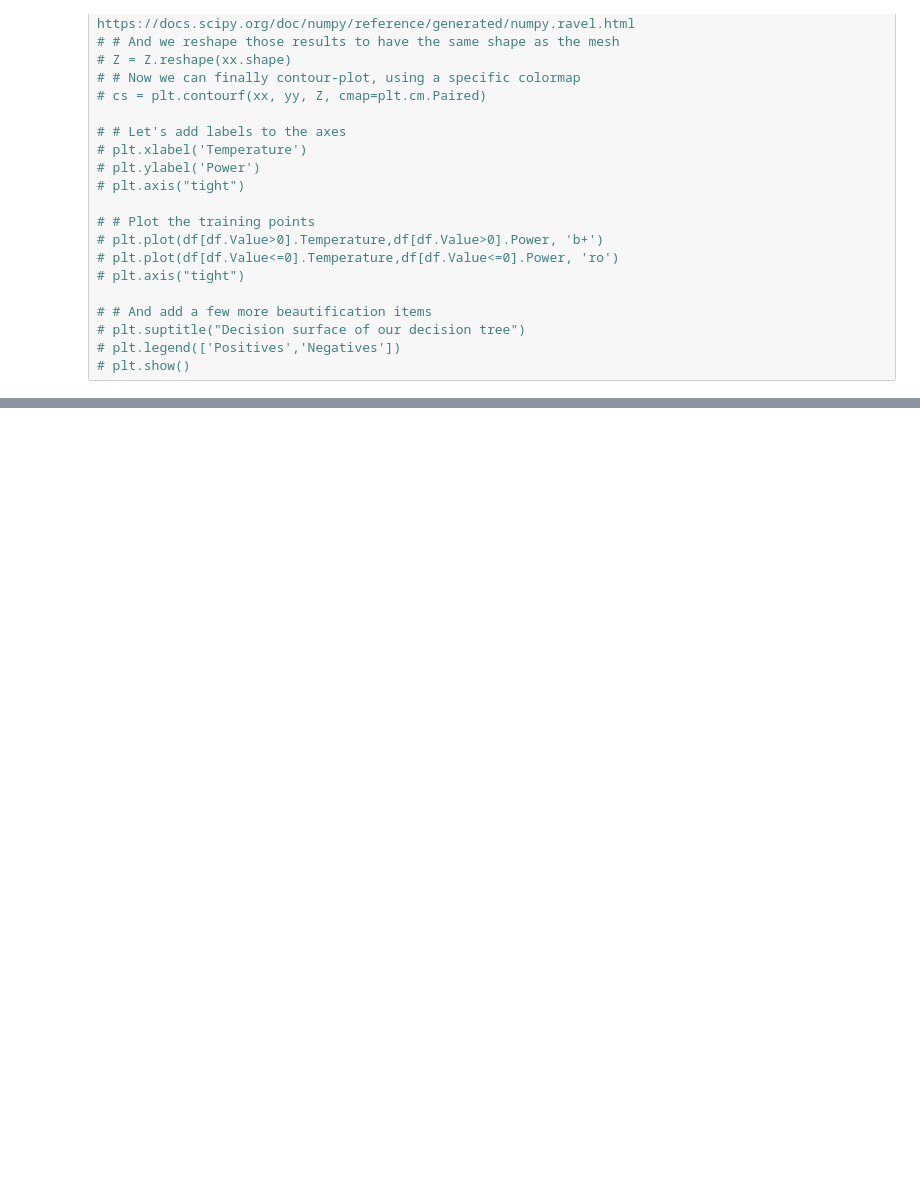
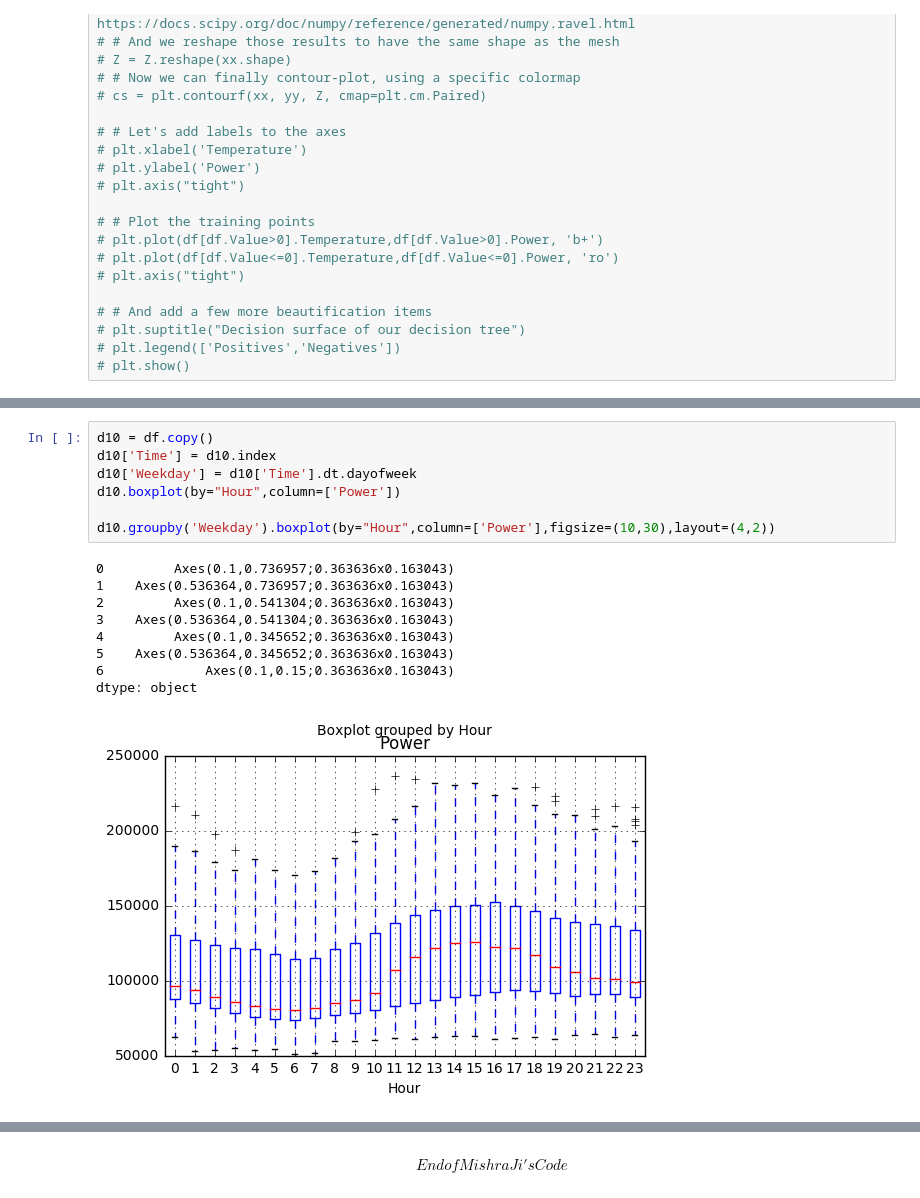
Before and after one commit to RaafeK/Project, a Jupyter notebook: Project_RSR.ipynb, the cells around one changed output, grey strips where cells are left out. Saved outputs shown, nothing was run; the diff lists cells and outputs as text; blank space fills up the shorter version.

```diff
--- a/Project_RSR.ipynb
+++ b/Project_RSR.ipynb
@@ -107,0 +145,17 @@ TypeError: predict() missing 1 required positional argument: 'X'
+# %%
+d10 = df.copy()
+d10['Time'] = d10.index
+d10['Weekday'] = d10['Time'].dt.dayofweek
+d10.boxplot(by="Hour",column=['Power'])
+
+d10.groupby('Weekday').boxplot(by="Hour",column=['Power'],figsize=(10,30),layout=(4,2))
+# %% [output]
+0         Axes(0.1,0.736957;0.363636x0.163043)
+1    Axes(0.536364,0.736957;0.363636x0.163043)
+2         Axes(0.1,0.541304;0.363636x0.163043)
+3    Axes(0.536364,0.541304;0.363636x0.163043)
+4         Axes(0.1,0.345652;0.363636x0.163043)
+5    Axes(0.536364,0.345652;0.363636x0.163043)
+6             Axes(0.1,0.15;0.363636x0.163043)
+dtype: object
+[figure, added]
@@ -107,0 +163,2 @@ TypeError: predict() missing 1 required positional argument: 'X'
+# %% [markdown]
+$$End of Mishra Ji's Code$$
```
Also changed, not shown: parts of 6 cells of this notebook.
